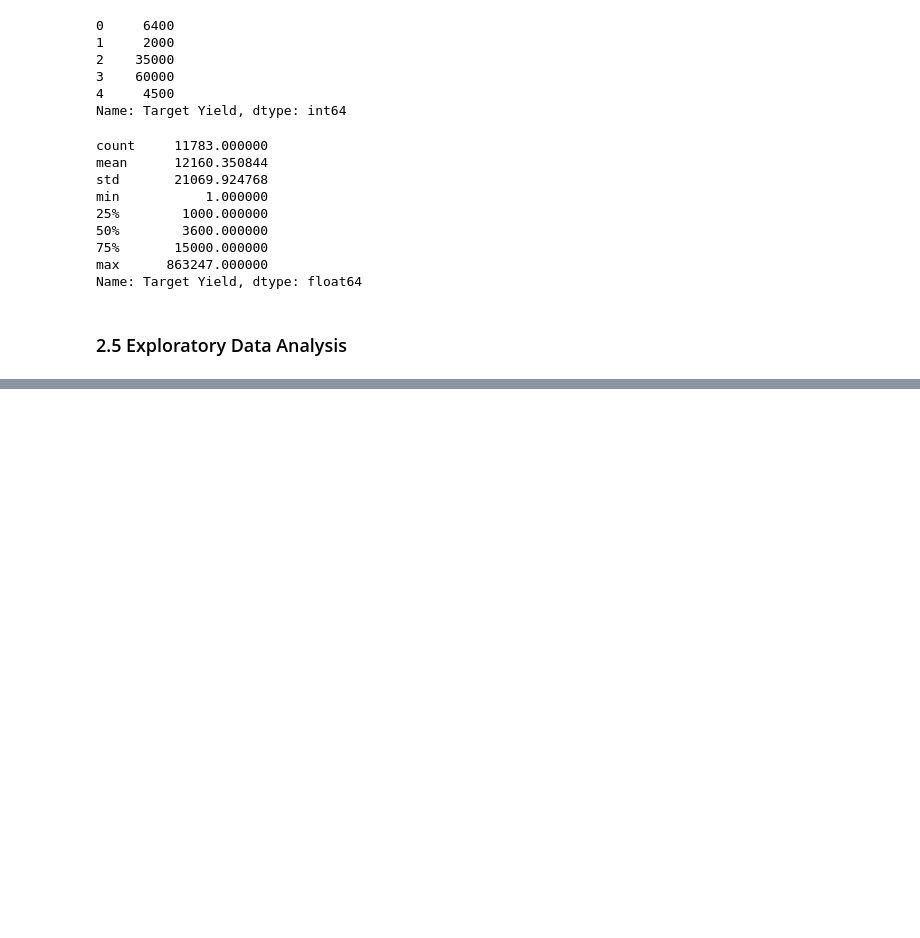
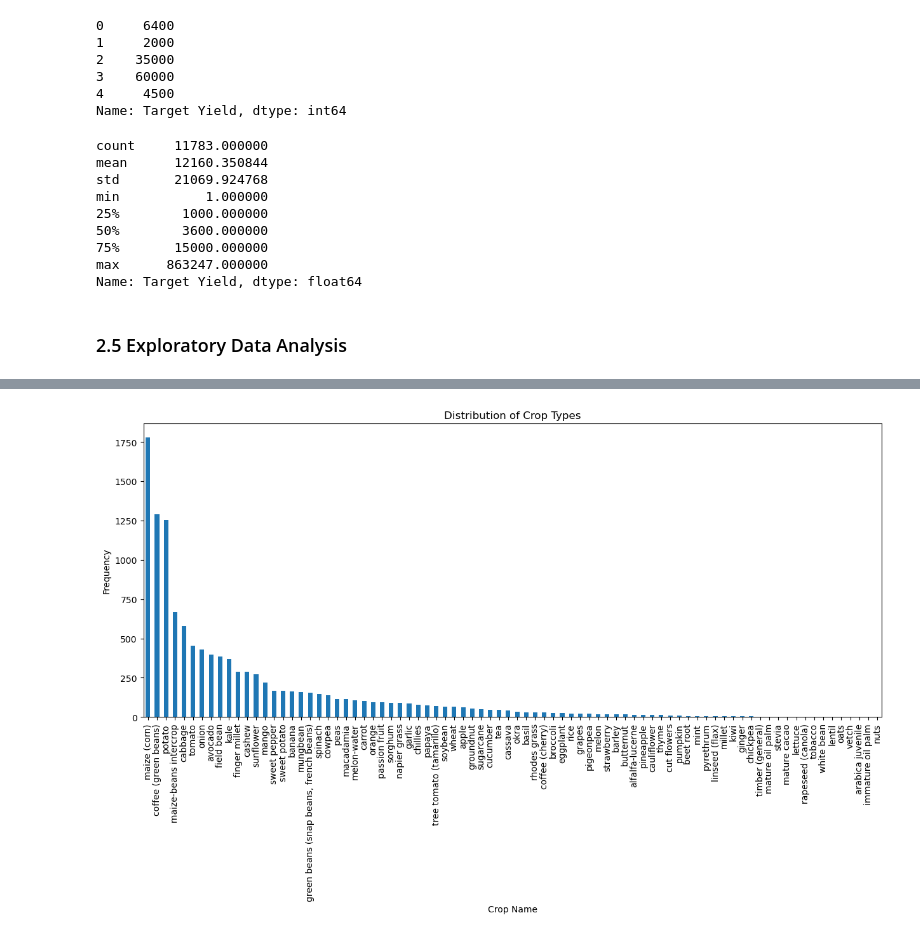
Before and after one commit to Esther-Margaret-Mwangi/Epochs, a Jupyter notebook: notebook/notebook.ipynb, the cells around one changed output, grey strips where cells are left out. Saved outputs shown, nothing was run; the diff lists cells and outputs as text; code cells hidden in the pictures; blank space fills up the shorter version.

```diff
--- a/notebook/notebook.ipynb
+++ b/notebook/notebook.ipynb
@@ -859,0 +922,14 @@ Name: Target Yield, dtype: float64
+# %%
+import matplotlib.pyplot as plt
+
+plt.figure(figsize=(15,6))
+
+df["Crop Name"].value_counts().plot(kind="bar")
+
+plt.ylabel("Frequency")
+plt.xlabel("Crop Name")
+plt.title("Distribution of Crop Types")
+
+plt.show()
+# %% [output]
+[figure, added]
```
Also changed, not shown: parts of 14 cells of this notebook.
